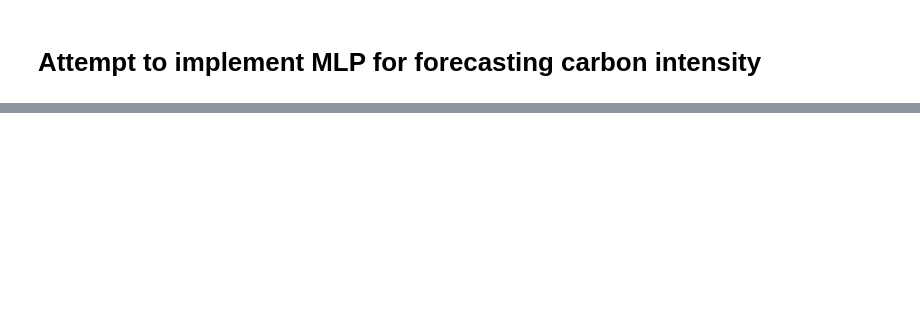
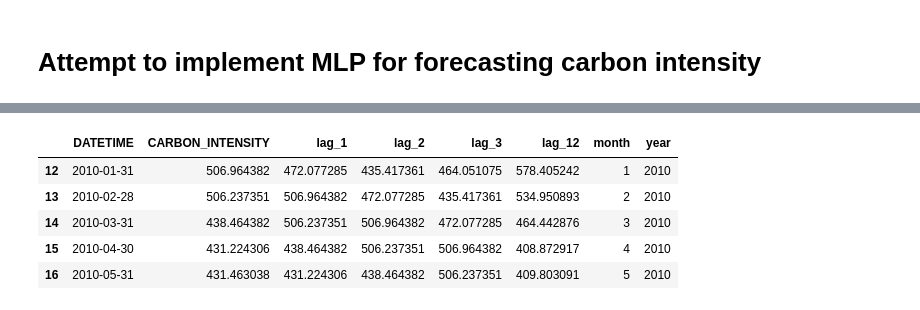
Before and after one commit to CalvoSeko/sustainable-computing-coursework-tianwei, a Jupyter notebook: code/MLP_forecasting.ipynb, the cells around one changed output, grey strips where cells are left out. Cells and saved outputs as stored; diff of their text form; code cells hidden in the pictures; blank space fills up the shorter version.

```diff
--- a/code/MLP_forecasting.ipynb
+++ b/code/MLP_forecasting.ipynb
@@ -14,13 +22,21 @@ df_monthly = df.set_index('DATETIME')['CARBON_INTENSITY'].resample('ME').mean().
 # %%
 def create_features(df):
     df = df.copy()
     # Seasonal Lags: 1 month, 2 months, and 12 months (yearly seasonality)
     for l in [1, 2, 3, 12]:
         df[f'lag_{l}'] = df['CARBON_INTENSITY'].shift(l)
 
     df['month'] = df['DATETIME'].dt.month
     df['year'] = df['DATETIME'].dt.year
     return df
 
 df_features = create_features(df_monthly).dropna()
+df_features.head()
+# %% [output]
+|  | DATETIME | CARBON_INTENSITY | lag_1 | lag_2 | lag_3 | lag_12 | month | year |
+| 12 | 2010-01-31 | 506.964382 | 472.077285 | 435.417361 | 464.051075 | 578.405242 | 1 | 2010 |
+| 13 | 2010-02-28 | 506.237351 | 506.964382 | 472.077285 | 435.417361 | 534.950893 | 2 | 2010 |
+| 14 | 2010-03-31 | 438.464382 | 506.237351 | 506.964382 | 472.077285 | 464.442876 | 3 | 2010 |
+| 15 | 2010-04-30 | 431.224306 | 438.464382 | 506.237351 | 506.964382 | 408.872917 | 4 | 2010 |
+| 16 | 2010-05-31 | 431.463038 | 431.224306 | 438.464382 | 506.237351 | 409.803091 | 5 | 2010 |
 # %%
```
Also changed, not shown: parts of 6 cells of this notebook, 1 other file.
